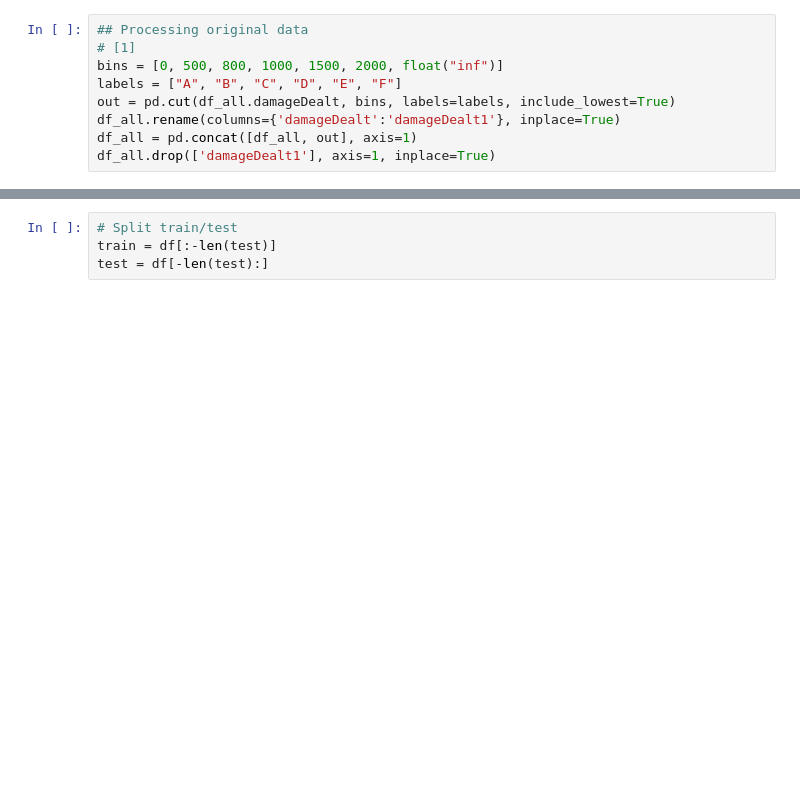
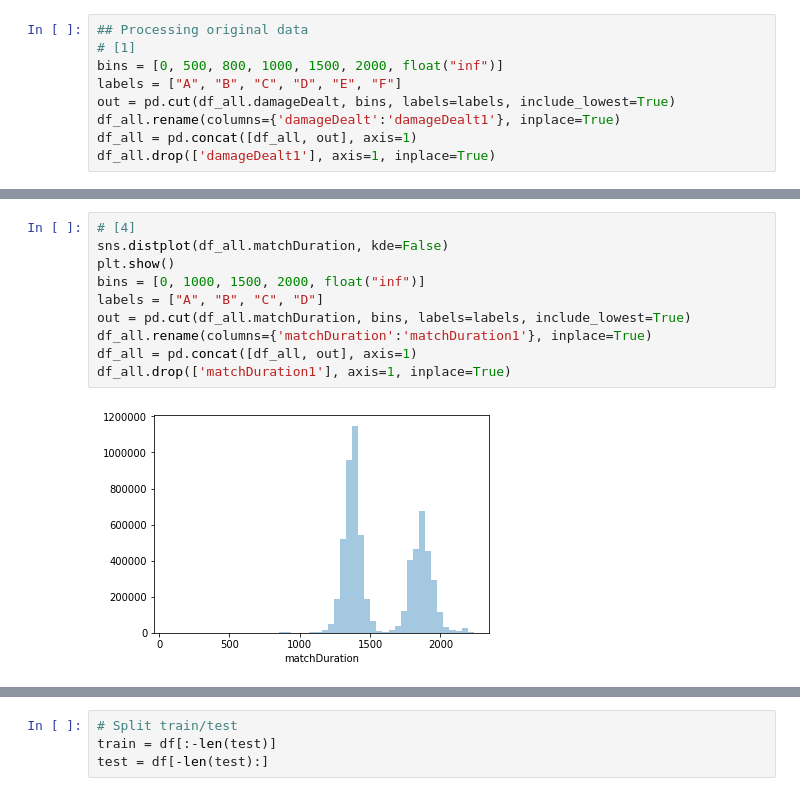
Before and after one commit to chnhgn/Machine-Learning, a Jupyter notebook: code/kaggle/pubg/extract.ipynb, the cells around one changed output, grey strips where cells are left out. Saved outputs shown, nothing was run; the diff lists cells and outputs as text; blank space fills up the shorter version.

```diff
--- a/code/kaggle/pubg/extract.ipynb
+++ b/code/kaggle/pubg/extract.ipynb
@@ -169,0 +240,12 @@ Name: killPoints, dtype: int64
+# %%
+# [4]
+sns.distplot(df_all.matchDuration, kde=False)
+plt.show()
+bins = [0, 1000, 1500, 2000, float("inf")]
+labels = ["A", "B", "C", "D"]
+out = pd.cut(df_all.matchDuration, bins, labels=labels, include_lowest=True)
+df_all.rename(columns={'matchDuration':'matchDuration1'}, inplace=True)
+df_all = pd.concat([df_all, out], axis=1)
+df_all.drop(['matchDuration1'], axis=1, inplace=True)
+# %% [output]
+[figure, added]
```
Also changed, not shown: parts of 23 cells of this notebook.
